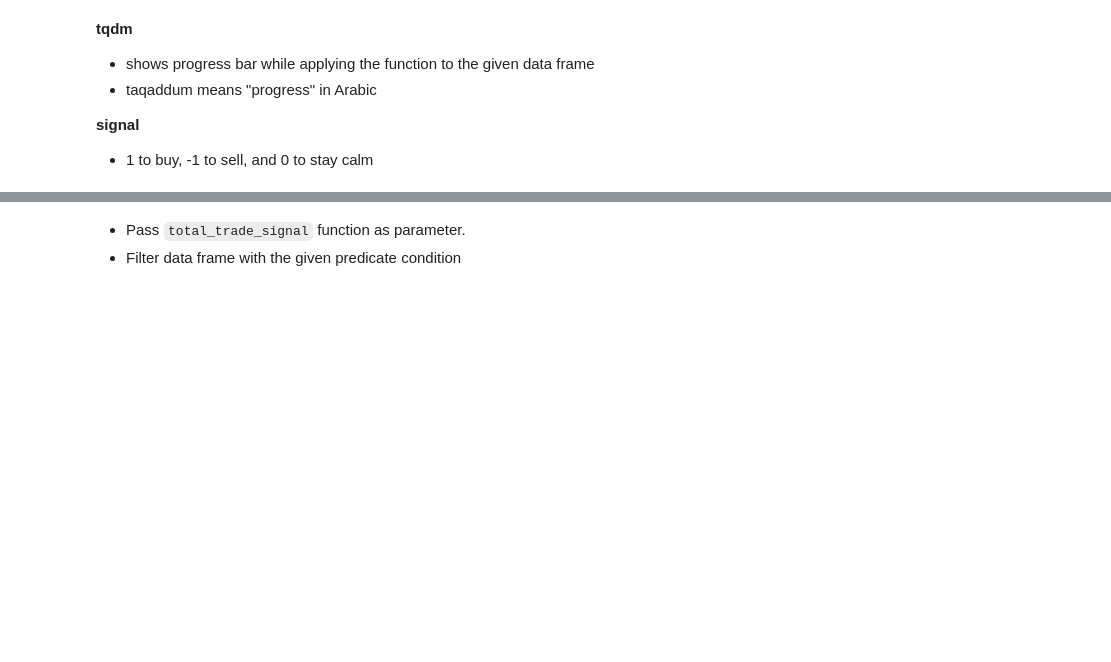
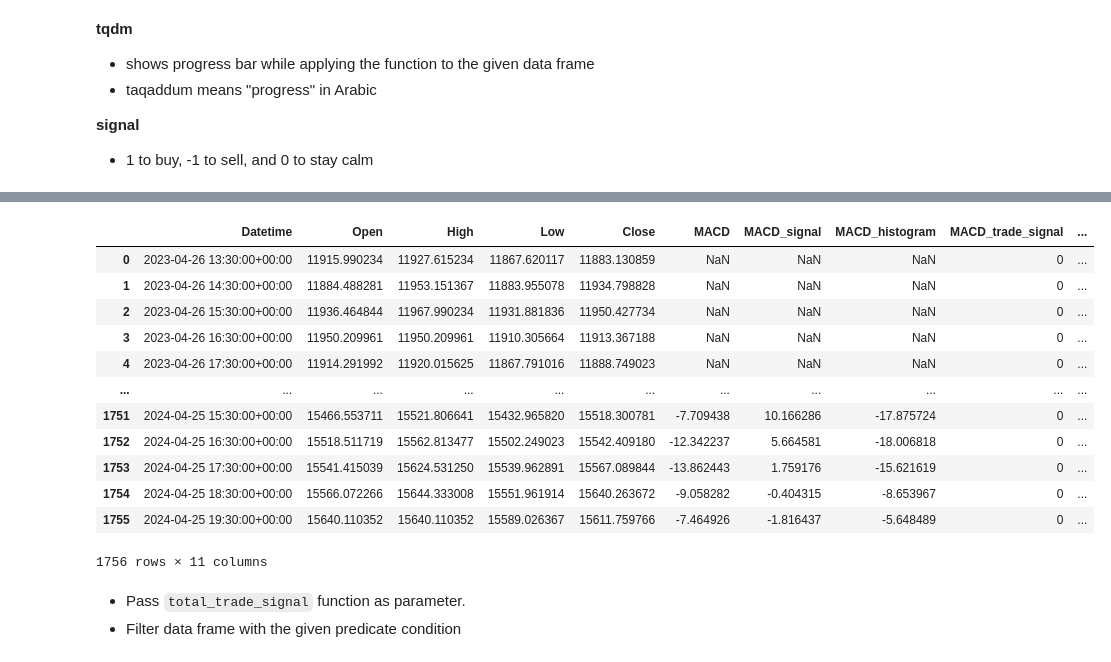
Before and after one commit to andrewchaa/trading-strategies, a Jupyter notebook: ddd-southwest/macd-ema.ipynb, the cells around one changed output, grey strips where cells are left out. Drawn from its saved outputs; the diff is of its cells as text; code cells hidden in the pictures; blank space fills up the shorter version.

```diff
--- a/ddd-southwest/macd-ema.ipynb
+++ b/ddd-southwest/macd-ema.ipynb
@@ -177,3 +177,42 @@ tradingData
+# %%
+def set_ema(data, ema_length):
+    data['EMA'] = ta.ema(data.Close, length=ema_length)
+    return data
+
+def ema_trade_signal(data, current, back_candles):
+    start = max(0, current - back_candles)
+    rows = data.loc[start:current]
+
+    if all(rows.High < rows.EMA):
+        return -1
+    elif all(rows.Low > rows.EMA):
+        return 1
+    else:
+        return 0
+
+def set_ema_trade_signal(data):
+    data['EMA_trade_signal'] = data.progress_apply(
+        lambda r: ema_trade_signal(data, r.name, 5), axis='columns'
+    )
+    return data
+
+set_ema(tradingData, 200)
+set_ema_trade_signal(tradingData)
+tradingData
+# %% [output]
+|  | Datetime | Open | High | Low | Close | MACD | MACD_signal | MACD_histogram | MACD_trade_signal | ... |
+| 0 | 2023-04-26 13:30:00+00:00 | 11915.990234 | 11927.615234 | 11867.620117 | 11883.130859 | NaN | NaN | NaN | 0 | ... |
+| 1 | 2023-04-26 14:30:00+00:00 | 11884.488281 | 11953.151367 | 11883.955078 | 11934.798828 | NaN | NaN | NaN | 0 | ... |
+| 2 | 2023-04-26 15:30:00+00:00 | 11936.464844 | 11967.990234 | 11931.881836 | 11950.427734 | NaN | NaN | NaN | 0 | ... |
+| 3 | 2023-04-26 16:30:00+00:00 | 11950.209961 | 11950.209961 | 11910.305664 | 11913.367188 | NaN | NaN | NaN | 0 | ... |
+| 4 | 2023-04-26 17:30:00+00:00 | 11914.291992 | 11920.015625 | 11867.791016 | 11888.749023 | NaN | NaN | NaN | 0 | ... |
+| ... | ... | ... | ... | ... | ... | ... | ... | ... | ... | ... |
+| 1751 | 2024-04-25 15:30:00+00:00 | 15466.553711 | 15521.806641 | 15432.965820 | 15518.300781 | -7.709438 | 10.166286 | -17.875724 | 0 | ... |
+| 1752 | 2024-04-25 16:30:00+00:00 | 15518.511719 | 15562.813477 | 15502.249023 | 15542.409180 | -12.342237 | 5.664581 | -18.006818 | 0 | ... |
+| 1753 | 2024-04-25 17:30:00+00:00 | 15541.415039 | 15624.531250 | 15539.962891 | 15567.089844 | -13.862443 | 1.759176 | -15.621619 | 0 | ... |
+| 1754 | 2024-04-25 18:30:00+00:00 | 15566.072266 | 15644.333008 | 15551.961914 | 15640.263672 | -9.058282 | -0.404315 | -8.653967 | 0 | ... |
+| 1755 | 2024-04-25 19:30:00+00:00 | 15640.110352 | 15640.110352 | 15589.026367 | 15611.759766 | -7.464926 | -1.816437 | -5.648489 | 0 | ... |
+1756 rows × 11 columns
 # %% [markdown]
 - Pass `total_trade_signal` function as parameter.
 - Filter data frame with the given predicate condition
```
Also changed, not shown: parts of 13 cells of this notebook, 2 other files.
